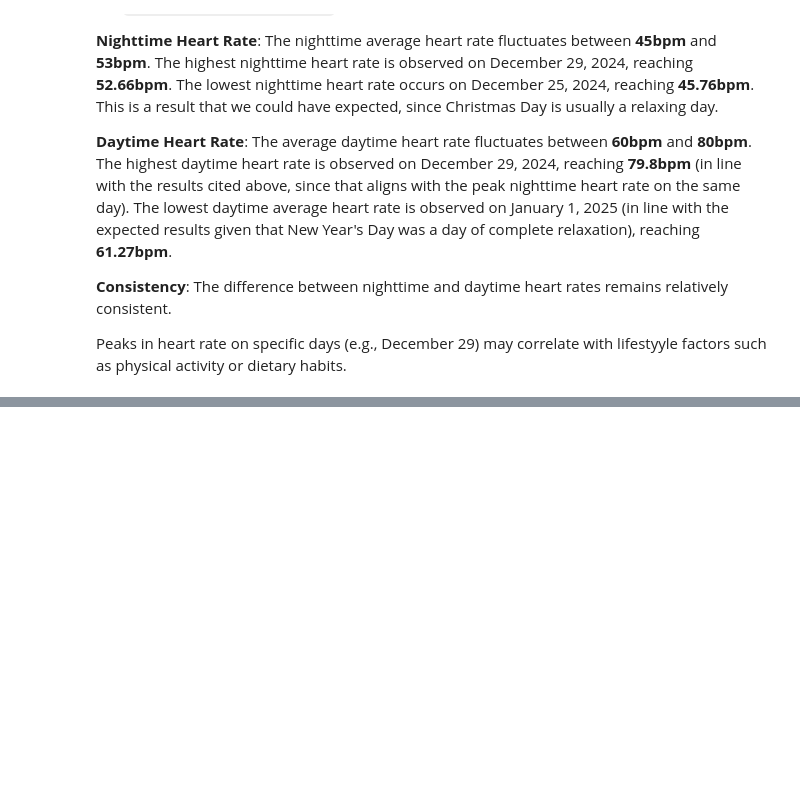
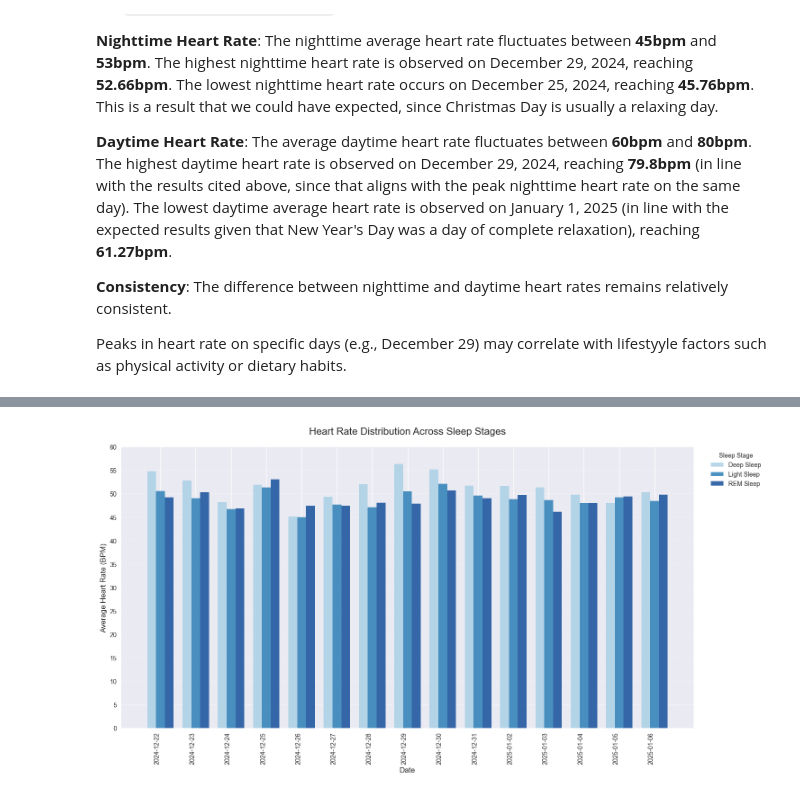
Before and after one commit to valecase4/GarminHealthInsights, a Jupyter notebook: main.ipynb, the cells around one changed output, grey strips where cells are left out. Drawn from its saved outputs; the diff is of its cells as text; code cells hidden in the pictures; blank space fills up the shorter version.

```diff
--- a/main.ipynb
+++ b/main.ipynb
@@ -621,0 +719,32 @@ Peaks in heart rate on specific days (e.g., December 29) may correlate with life
+# %%
+def bar_plot_sleep_stage_hr(df):
+    """
+    Plot average heart rate by sleep stage over time by using a bar chart.
+    """
+    plt.style.use('seaborn-v0_8')
+    plt.figure(figsize=(15, 8))
+
+    x = np.arange(len(df.index))
+    width = 0.25
+
+    plt.bar(x - width, df['deep'], width, label='Deep Sleep', color='#a6cee3', alpha=0.8)
+    plt.bar(x, df['light'], width, label='Light Sleep', color='#1f78b4', alpha=0.8)
+    plt.bar(x + width, df['rem'], width, label='REM Sleep', color='#084594', alpha=0.8)
+
+    plt.title('Heart Rate Distribution Across Sleep Stages', fontsize=16, pad=20)
+    plt.xlabel('Date', fontsize=12)
+    plt.ylabel('Average Heart Rate (BPM)', fontsize=12)
+
+    plt.xticks(x, [d.strftime('%Y-%m-%d') for d in df.index], rotation=90, ha='right')
+    plt.yticks([i for i in range(0, 65, 5)])
+
+    plt.legend(title='Sleep Stage', bbox_to_anchor=(1.02, 1), loc='upper left')
+
+    plt.grid(axis='y', linestyle='--', alpha=0.7)
+    plt.tight_layout()
+
+    plt.show()
+# %%
+bar_plot_sleep_stage_hr(sleep_hr_df)
+# %% [output]
+[figure, added]
```
Also changed, not shown: parts of 17 cells of this notebook.
